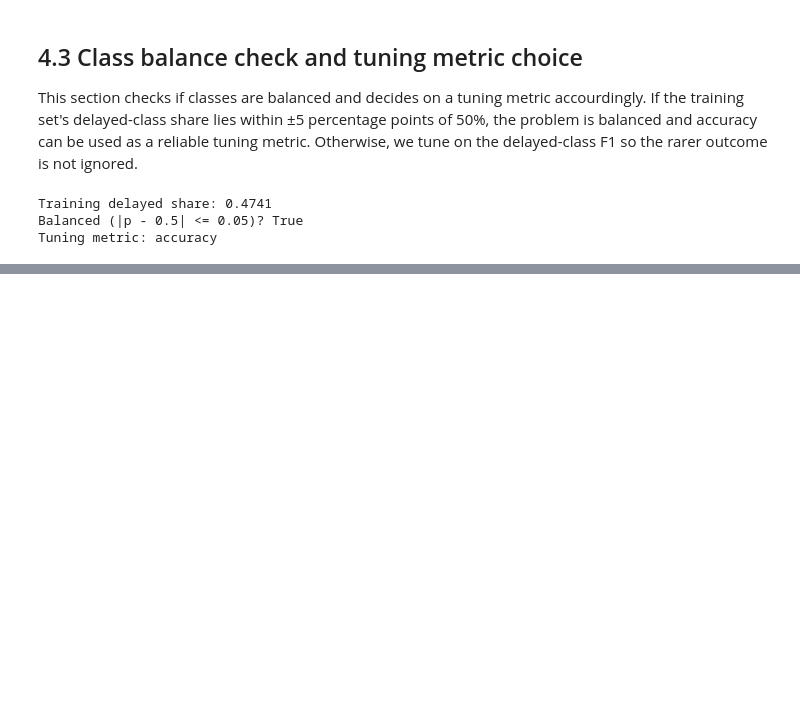
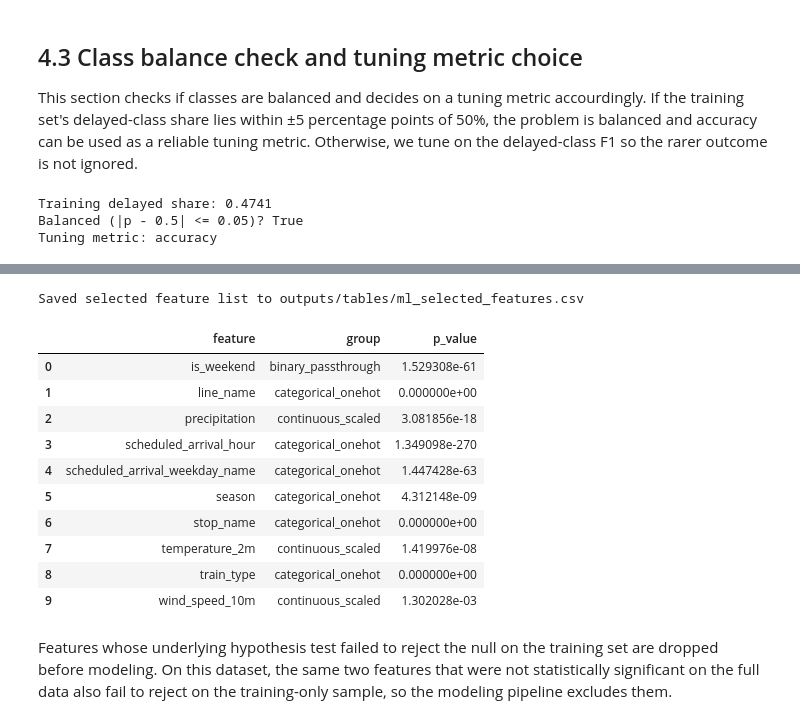
Before and after one commit to berenaydogan/DSA210-Project, a Jupyter notebook: notebooks/ml_modeling.ipynb, the cells around one changed output, grey strips where cells are left out. Drawn from its saved outputs; the diff is of its cells as text; code cells hidden in the pictures; blank space fills up the shorter version.

```diff
--- a/notebooks/ml_modeling.ipynb
+++ b/notebooks/ml_modeling.ipynb
@@ -357,0 +673,74 @@ Tuning metric: accuracy
+# %%
+# Classify each candidate feature into a preprocessing group.
+CATEGORICAL_FEATURES: set[str] = {
+    "scheduled_arrival_hour",
+    "scheduled_arrival_weekday_name",
+    "season",
+    "stop_name",
+    "train_type",
+    "line_name",
+    "operator",
+}
+BINARY_FEATURES: set[str] = {"is_weekend"}
+CONTINUOUS_FEATURES: set[str] = {
+    "temperature_2m",
+    "precipitation",
+    "snowfall",
+    "wind_speed_10m",
+}
+
+
+def classify_feature(feature_name: str) -> str:
+    """Return the preprocessing group for "feature_name".
+
+    Args:
+        feature_name: One of the candidate feature column names.
+
+    Returns:
+        ""categorical_onehot"", ""binary_passthrough"" or
+        ""continuous_scaled"" depending on the column.
+
+    Raises:
+        ValueError: If "feature_name" is not in any of the predefined groups.
+    """
+    if feature_name in CATEGORICAL_FEATURES:
+        return "categorical_onehot"
+    if feature_name in BINARY_FEATURES:
+        return "binary_passthrough"
+    if feature_name in CONTINUOUS_FEATURES:
+        return "continuous_scaled"
+    raise ValueError(f"Unrecognized feature: {feature_name!r}")
+
+
+# Keep features whose underlying hypothesis test rejected the null on the training set.
+kept_rows = training_results_df[training_results_df["keep_feature"]].copy()
+selected_features_list: list[str] = sorted(set(kept_rows["feature_column"]))
+selected_features_df = pd.DataFrame(
+    {
+        "feature": selected_features_list,
+        "group": [classify_feature(name) for name in selected_features_list],
+        "p_value": [
+            float(kept_rows.loc[kept_rows["feature_column"] == name, "p_value"].min())
+            for name in selected_features_list
+        ],
+    }
+)
+selected_features_path = TABLES_DIR / "ml_selected_features.csv"
+selected_features_df.to_csv(selected_features_path, index=False)
+print(f"Saved selected feature list to {selected_features_path.relative_to(ROOT)}")
+display(selected_features_df)
+# %% [output]
+Saved selected feature list to outputs/tables/ml_selected_features.csv
+|  | feature | group | p_value |
+| 0 | is_weekend | binary_passthrough | 1.529308e-61 |
+| 1 | line_name | categorical_onehot | 0.000000e+00 |
+| 2 | precipitation | continuous_scaled | 3.081856e-18 |
+| 3 | scheduled_arrival_hour | categorical_onehot | 1.349098e-270 |
+| 4 | scheduled_arrival_weekday_name | categorical_onehot | 1.447428e-63 |
+| 5 | season | categorical_onehot | 4.312148e-09 |
+| 6 | stop_name | categorical_onehot | 0.000000e+00 |
+| 7 | temperature_2m | continuous_scaled | 1.419976e-08 |
+| 8 | train_type | categorical_onehot | 0.000000e+00 |
+| 9 | wind_speed_10m | continuous_scaled | 1.302028e-03 |
+# %% [markdown]
+Features whose underlying hypothesis test failed to reject the null on the training set are dropped before modeling. On this dataset, the same two features that were not statistically significant on the full data also fail to reject on the training-only sample, so the modeling pipeline excludes them.
```
Also changed, not shown: parts of 4 cells of this notebook, 2 other files.
